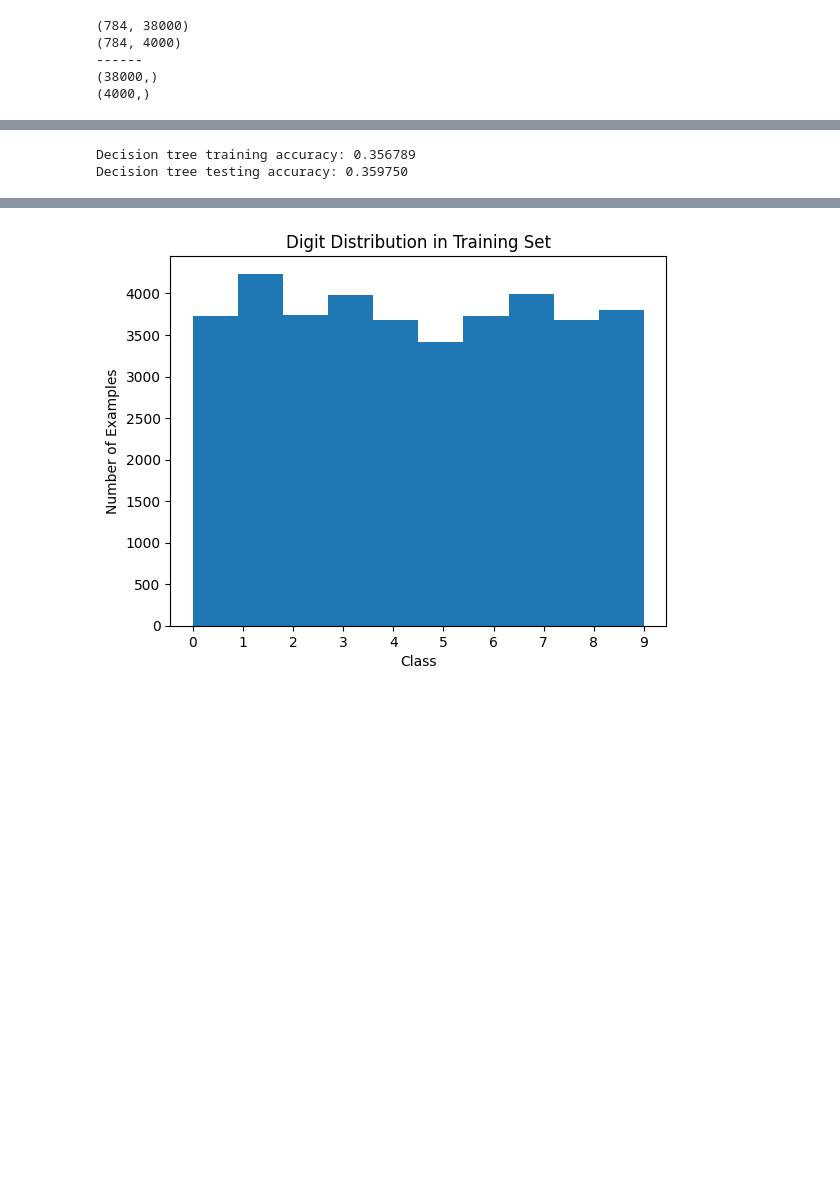
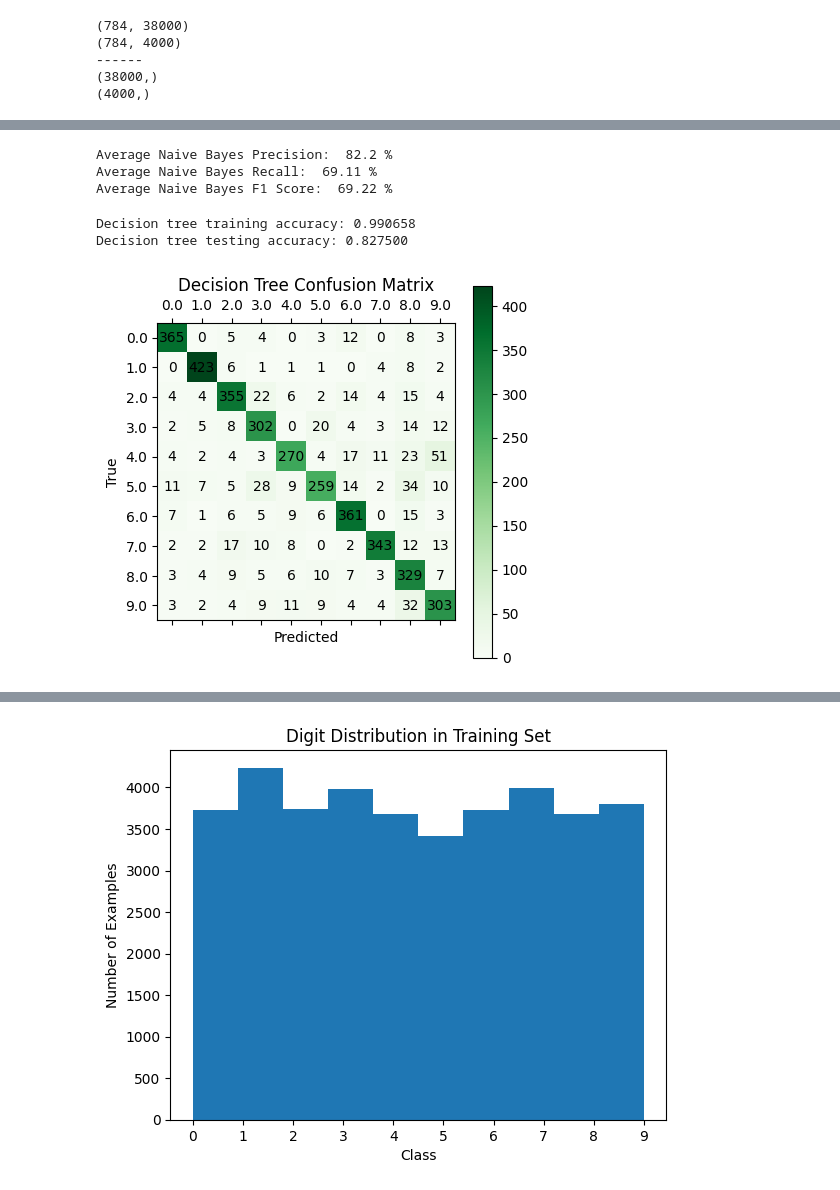
Before and after one commit to guri2900/MachineLearning_digitrecog, a Jupyter notebook: main.ipynb, the cells around one changed output, grey strips where cells are left out. Cells and saved outputs as stored; diff of their text form; code cells hidden in the pictures; blank space fills up the shorter version.

```diff
--- a/main.ipynb
+++ b/main.ipynb
@@ -157,3 +168,30 @@ plt.show()
+# %%
+cm = confusion_matrix(test_labels, nb_test_predictions)
+#We have 10 features so we will have 10 precision, recall and f1 scores that we have to average
+precision = np.zeros(cm.shape[0])
+recall = np.zeros(cm.shape[0])
+f1_score = np.zeros(cm.shape[0])
+
+for i in range(cm.shape[0]):
+    tp = cm[i, i]
+    fp = np.sum(cm[:, i]) - tp
+    fn = np.sum(cm[i, :]) - tp
+
+    precision[i] = tp / (tp + fp)
+    recall[i] = tp / (tp + fn)
+    f1_score[i] = 2 * (precision[i] * recall[i]) / (precision[i] + recall[i])
+
+avg_precision = np.mean(precision)
+avg_recall = np.mean(recall)
+avg_f1_score = np.mean(f1_score)
+
+print("Average Naive Bayes Precision: ", round(avg_precision * 100, 2), "%")
+print("Average Naive Bayes Recall: ", round(avg_recall * 100,2), "%")
+print("Average Naive Bayes F1 Score: ", round(avg_f1_score * 100,2), "%")
+# %% [output]
+Average Naive Bayes Precision:  82.2 %
+Average Naive Bayes Recall:  69.11 %
+Average Naive Bayes F1 Score:  69.22 %
 # %%
 # Train on full training data with best depth
 
@@ -165,16 +203,38 @@ dt_model = decision_tree_train(train_data, train_labels, params)
 # %%
 # Compute testing accuracy
 
 dt_predictions = decision_tree_predict(test_data, dt_model)
 
 dt_accuracy = np.mean(dt_predictions == test_labels)
 
 
 dt_train_predictions = decision_tree_predict(train_data, dt_model)
 dt_train_accuracy = np.mean(dt_train_predictions == train_labels)
 
 print("Decision tree training accuracy: %f" % dt_train_accuracy)
 print("Decision tree testing accuracy: %f" % dt_accuracy)
+
+#Create the confusion matrix
+cm = confusion_matrix(test_labels, dt_predictions)
+
+#Plot the confusion matrix
+# Plot the confusion matrix
+plt.matshow(cm, cmap='Greens')
+plt.colorbar()
+
+# Add labels to the plot
+tick_marks = np.arange(len(set(test_labels)))
+plt.xticks(tick_marks, sorted(set(test_labels)))
+plt.yticks(tick_marks, sorted(set(test_labels)))
+plt.xlabel('Predicted')
+plt.ylabel('True')
+plt.title('Decision Tree Confusion Matrix')
+
+# Add values to the plot
+for i in range(len(cm)):
+    for j in range(len(cm)):
+        plt.text(j, i, str(cm[i][j]), ha='center', va='center')
 # %% [output]
-Decision tree training accuracy: 0.356789
-Decision tree testing accuracy: 0.359750
+Decision tree training accuracy: 0.990658
+Decision tree testing accuracy: 0.827500
+[figure, added]
```
Also changed, not shown: parts of 14 cells of this notebook, 1 other file.
